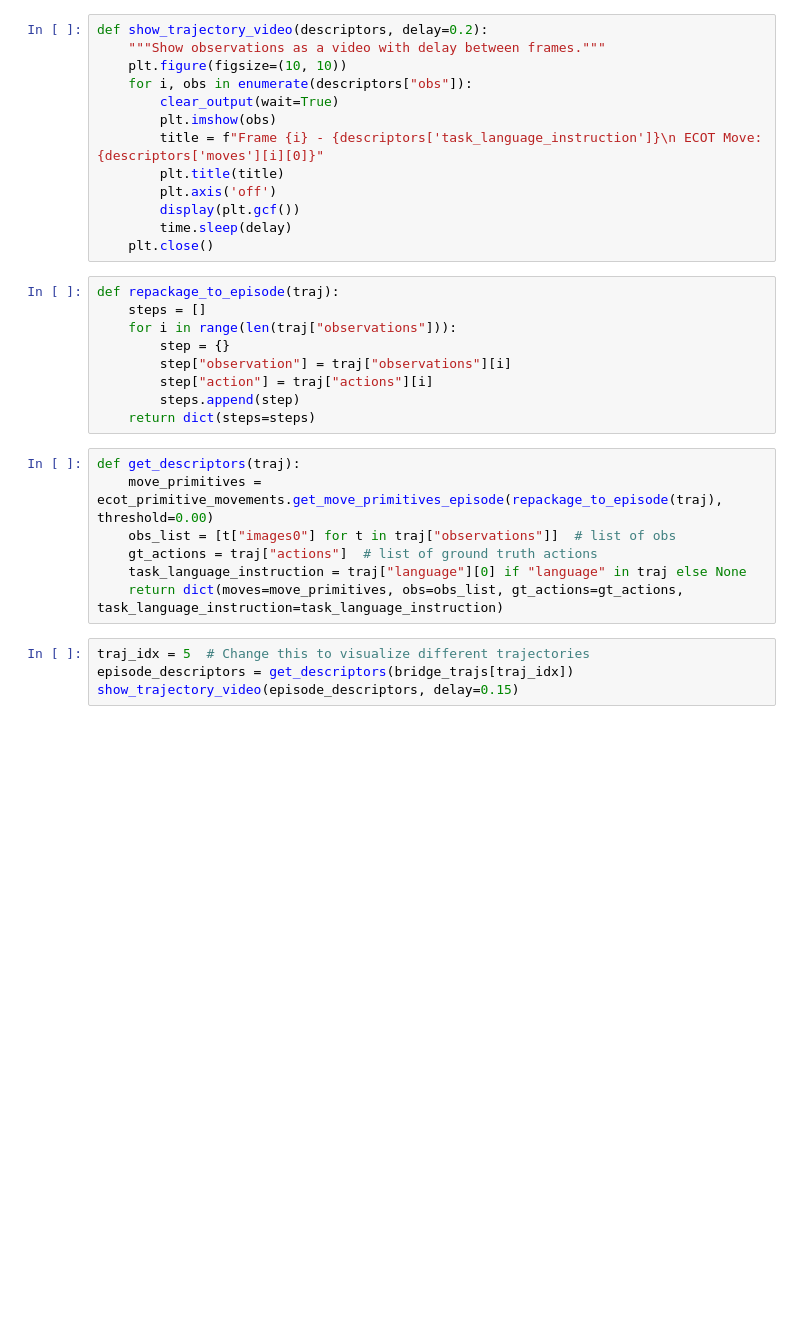
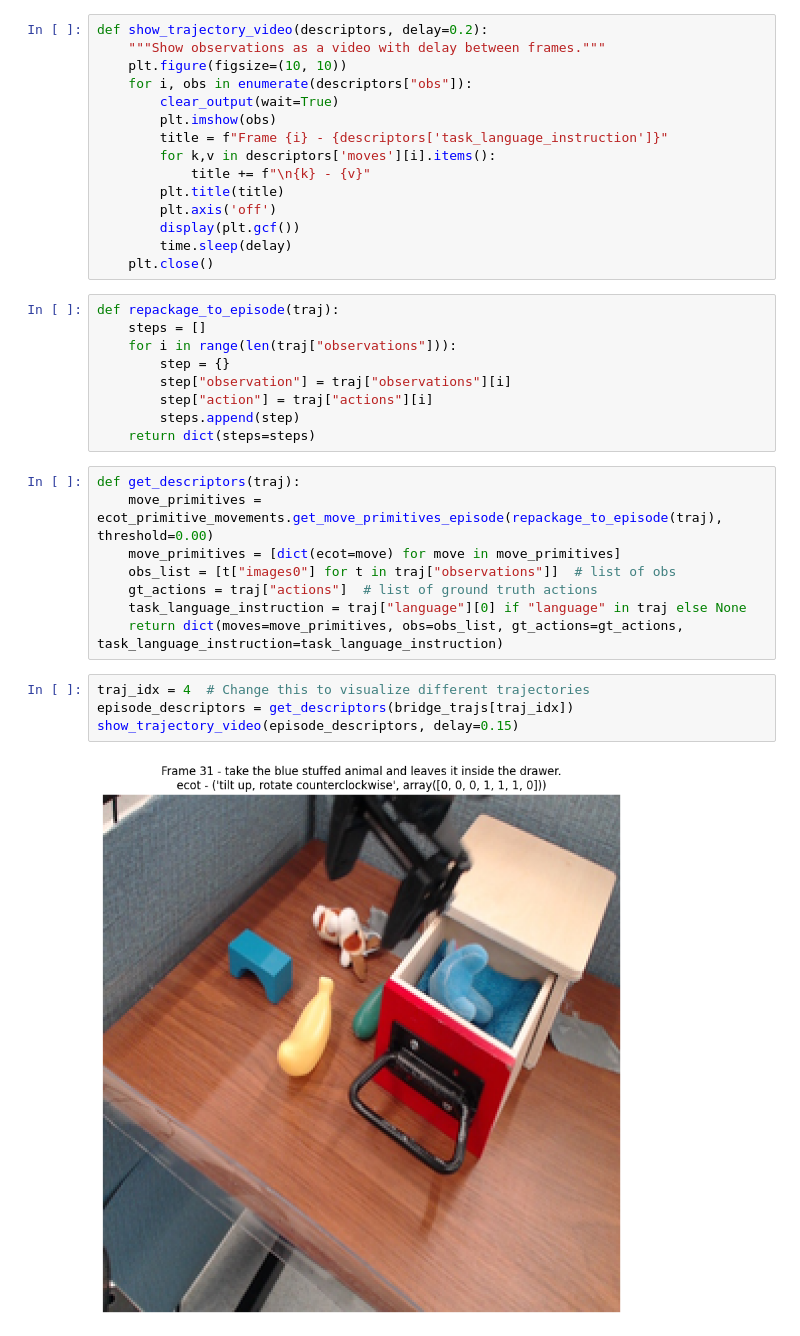
Before and after one commit to jacobphillips99/mallet, a Jupyter notebook: mse_ecot.ipynb, the cells around one changed output. Cells and saved outputs as stored; diff of their text form; blank space fills up the shorter version.

```diff
--- a/mse_ecot.ipynb
+++ b/mse_ecot.ipynb
@@ -14,7 +38,9 @@ def show_trajectory_video(descriptors, delay=0.2):
     for i, obs in enumerate(descriptors["obs"]):
         clear_output(wait=True)
         plt.imshow(obs)
-        title = f"Frame {i} - {descriptors['task_language_instruction']}\n ECOT Move: {descriptors['moves'][i][0]}"
+        title = f"Frame {i} - {descriptors['task_language_instruction']}"
+        for k,v in descriptors['moves'][i].items():
+            title += f"\n{k} - {v}"
         plt.title(title)
         plt.axis('off')
         display(plt.gcf())
@@ -32,11 +58,14 @@ def repackage_to_episode(traj):
 # %%
 def get_descriptors(traj):
     move_primitives = ecot_primitive_movements.get_move_primitives_episode(repackage_to_episode(traj), threshold=0.00)
+    move_primitives = [dict(ecot=move) for move in move_primitives]
     obs_list = [t["images0"] for t in traj["observations"]]  # list of obs
     gt_actions = traj["actions"]  # list of ground truth actions
     task_language_instruction = traj["language"][0] if "language" in traj else None
     return dict(moves=move_primitives, obs=obs_list, gt_actions=gt_actions, task_language_instruction=task_language_instruction)
 # %%
-traj_idx = 5  # Change this to visualize different trajectories
+traj_idx = 4  # Change this to visualize different trajectories
 episode_descriptors = get_descriptors(bridge_trajs[traj_idx])
 show_trajectory_video(episode_descriptors, delay=0.15)
+# %% [output]
+[figure, added]
```
Also changed, not shown: parts of 9 cells of this notebook, 12 other files.
